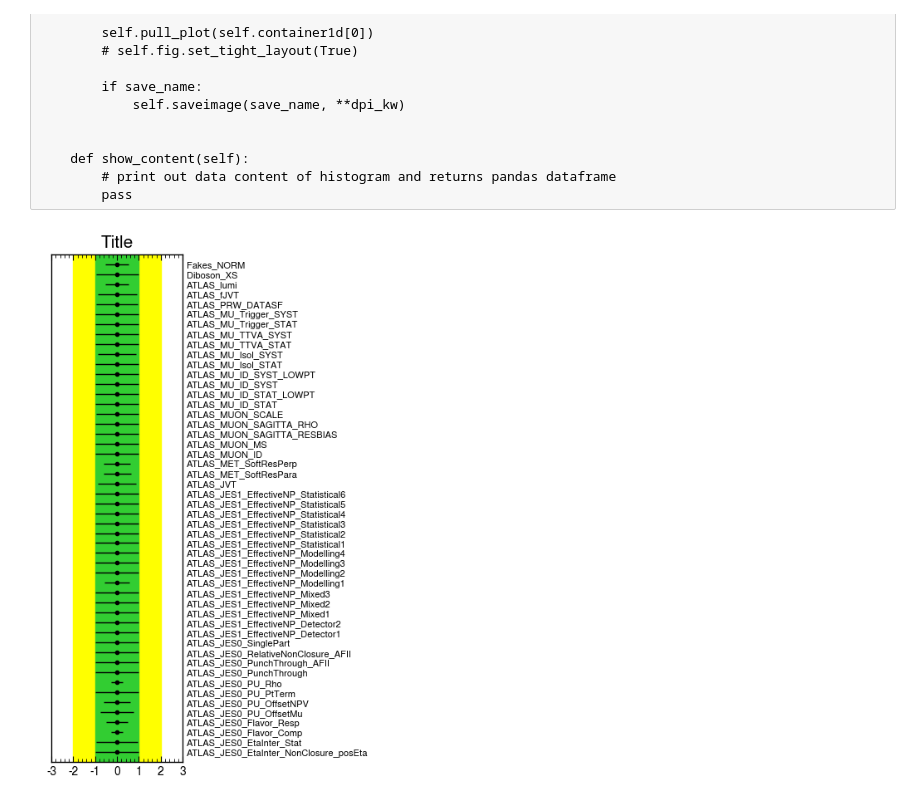
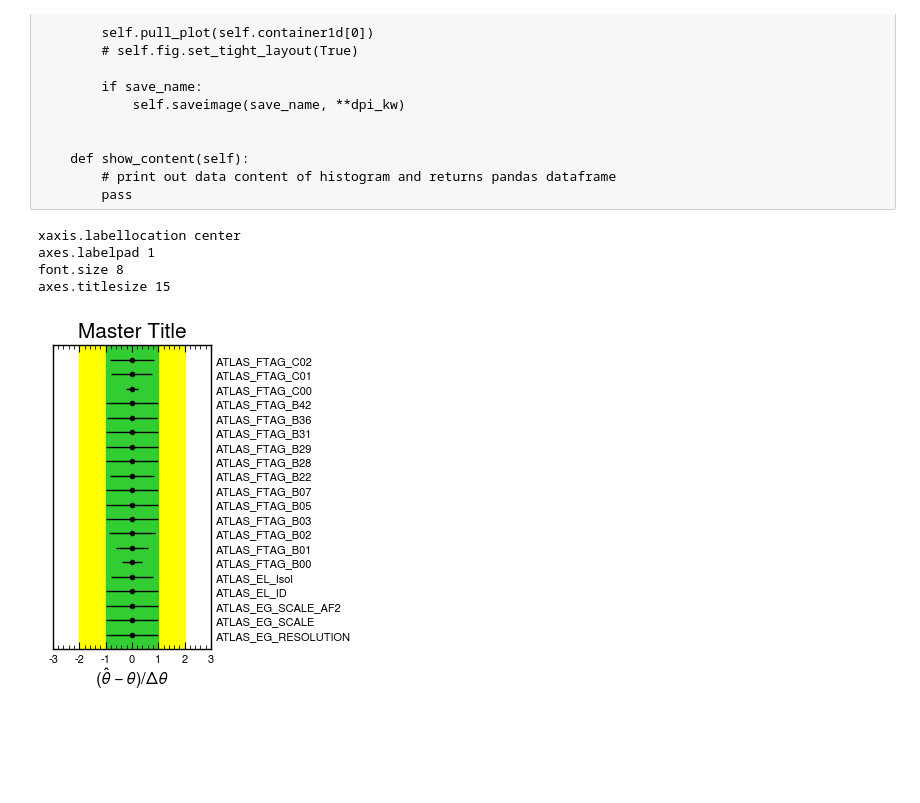
Before and after one commit to MoAly98/Pythium, a Jupyter notebook: plotting_misc/pythpullplot_test.ipynb, the cells around one changed output. Cells and saved outputs as stored; diff of their text form; code cells hidden in the pictures; blank space fills up the shorter version.

Commit message:
Implemented a new and more intuitive label-assigning system for axes labels and figure title

```diff
--- a/plotting_misc/pythpullplot_test.ipynb
+++ b/plotting_misc/pythpullplot_test.ipynb
@@ -374,8 +378,15 @@ class PythPullPlot(EmptyPlot):
         # print out data content of histogram and returns pandas dataframe
         pass
 # %%
-hist1 = PythPullPlot(data0.iloc[50:100,:], title="Title")
+my_dict={"axes.titlesize": 15}
+
+hist1 = PythPullPlot(data0.iloc[0:20,:], title="Master Title", rcp_kw=my_dict)
 # hist1.set_rangex([-6, 11])
+hist1.axes_labels(12, xmain=r'$(\hat{\theta}-\theta)/\Delta\theta$')
 hist1.display()
 # %% [output]
+xaxis.labellocation center
+axes.labelpad 1
+font.size 8
+axes.titlesize 15
-[figure, old version]
+[figure, new version]
```
Also changed, not shown: parts of 2 cells of this notebook, 3 other files.
